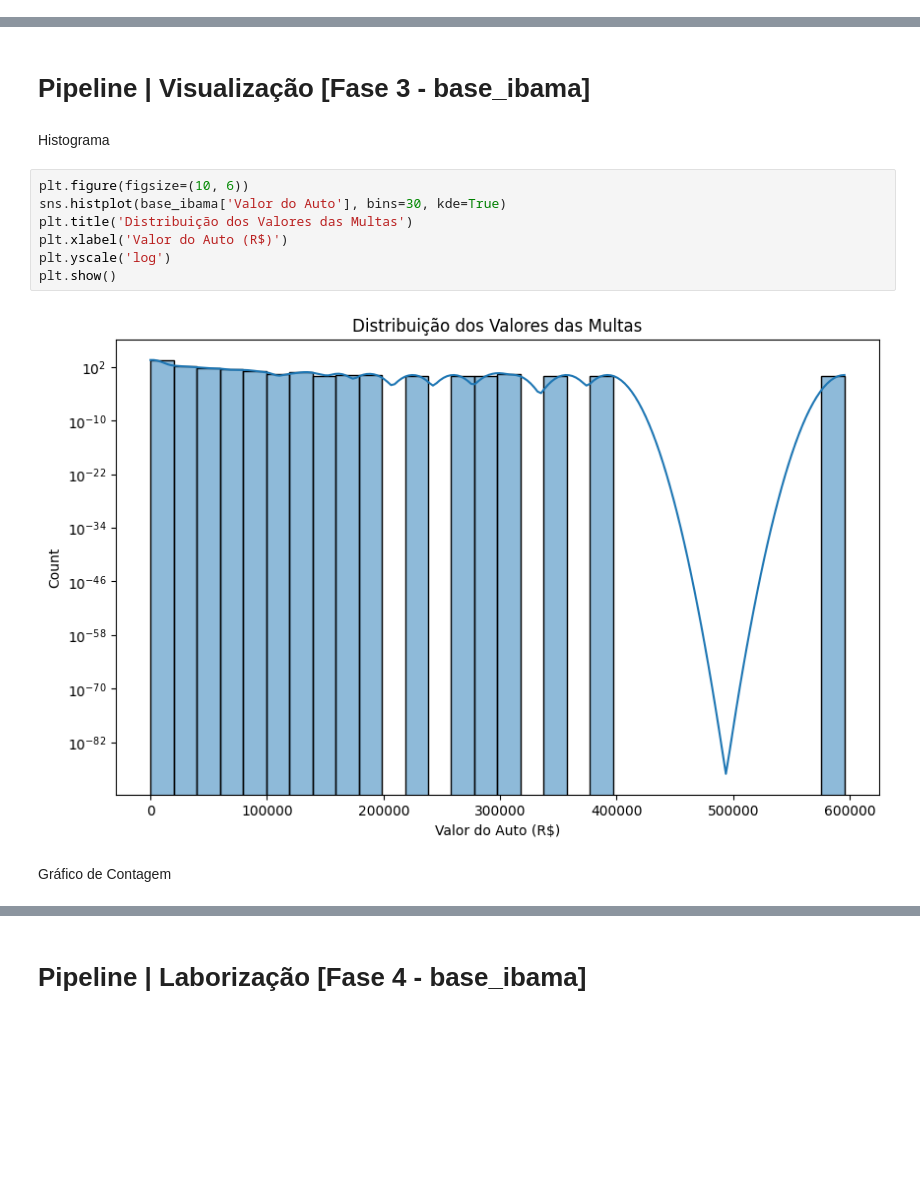
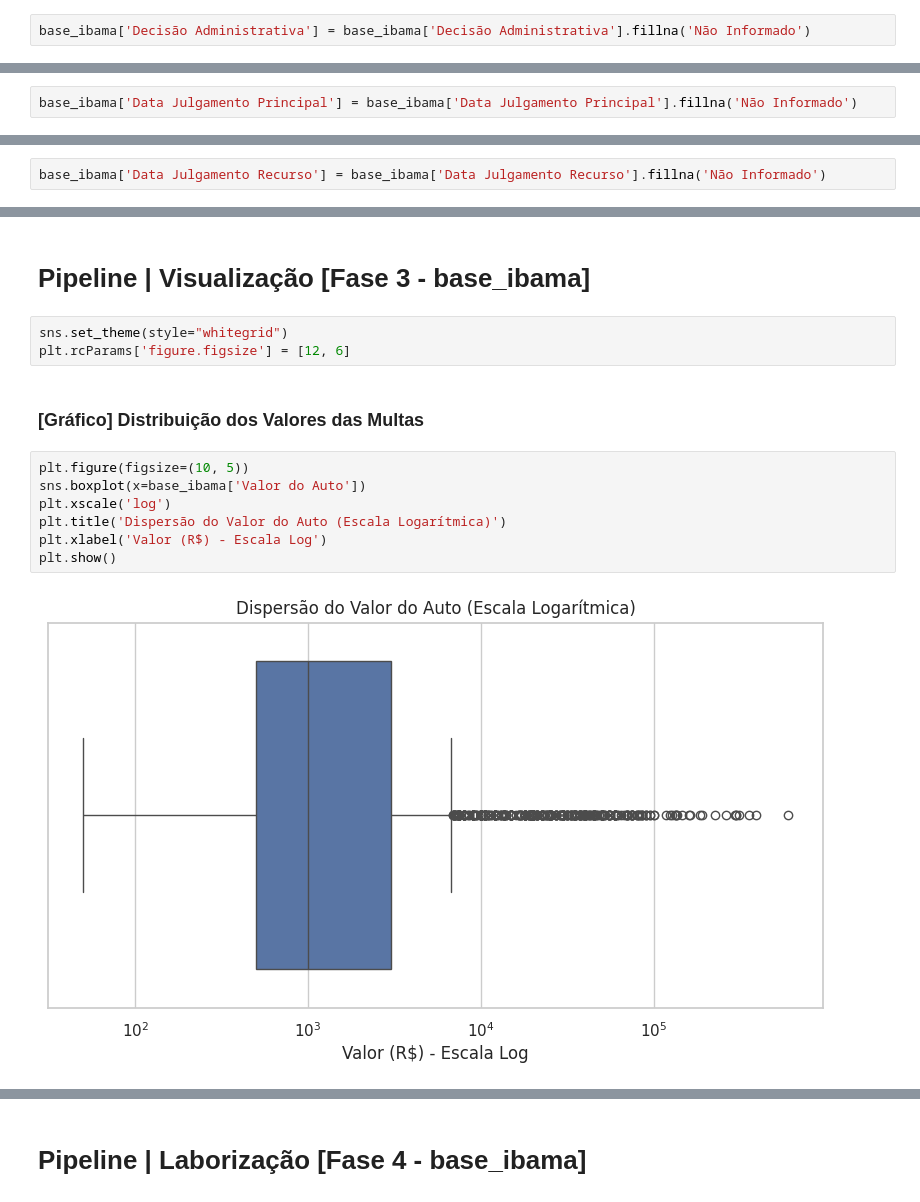
Before and after one commit to VictorHugoTesti/-ML-am-t4-s1a2026, a Jupyter notebook: prova_21_Victor_Testi.ipynb, the cells around one changed output, grey strips where cells are left out. Saved outputs shown, nothing was run; the diff lists cells and outputs as text; blank space fills up the shorter version.

```diff
--- a/prova_21_Victor_Testi.ipynb
+++ b/prova_21_Victor_Testi.ipynb
@@ -174,0 +185,2 @@ dtype: int64
+# %%
+base_ibama['Decisão Administrativa'] = base_ibama['Decisão Administrativa'].fillna('Não Informado')
@@ -174,0 +210,2 @@ dtype: int64
+# %%
+base_ibama['Data Julgamento Principal'] = base_ibama['Data Julgamento Principal'].fillna('Não Informado')
@@ -174,0 +235,2 @@ dtype: int64
+# %%
+base_ibama['Data Julgamento Recurso'] = base_ibama['Data Julgamento Recurso'].fillna('Não Informado')
@@ -175,15 +258,16 @@ dtype: int64
 # %% [markdown]
 # Pipeline | Visualização [Fase 3 - base_ibama]
-# %% [markdown]
-Histograma
+# %%
+sns.set_theme(style="whitegrid")
+plt.rcParams['figure.figsize'] = [12, 6]
+# %% [markdown]
+### [Gráfico] Distribuição dos Valores das Multas
 # %%
-plt.figure(figsize=(10, 6))
-sns.histplot(base_ibama['Valor do Auto'], bins=30, kde=True)
-plt.title('Distribuição dos Valores das Multas')
-plt.xlabel('Valor do Auto (R$)')
-plt.yscale('log')
+plt.figure(figsize=(10, 5))
+sns.boxplot(x=base_ibama['Valor do Auto'])
+plt.xscale('log')
+plt.title('Dispersão do Valor do Auto (Escala Logarítmica)')
+plt.xlabel('Valor (R$) - Escala Log')
 plt.show()
 # %% [output]
-[figure, old version]
+[figure, new version]
-# %% [markdown]
-Gráfico de Contagem
```
Also changed, not shown: parts of 72 cells of this notebook.
